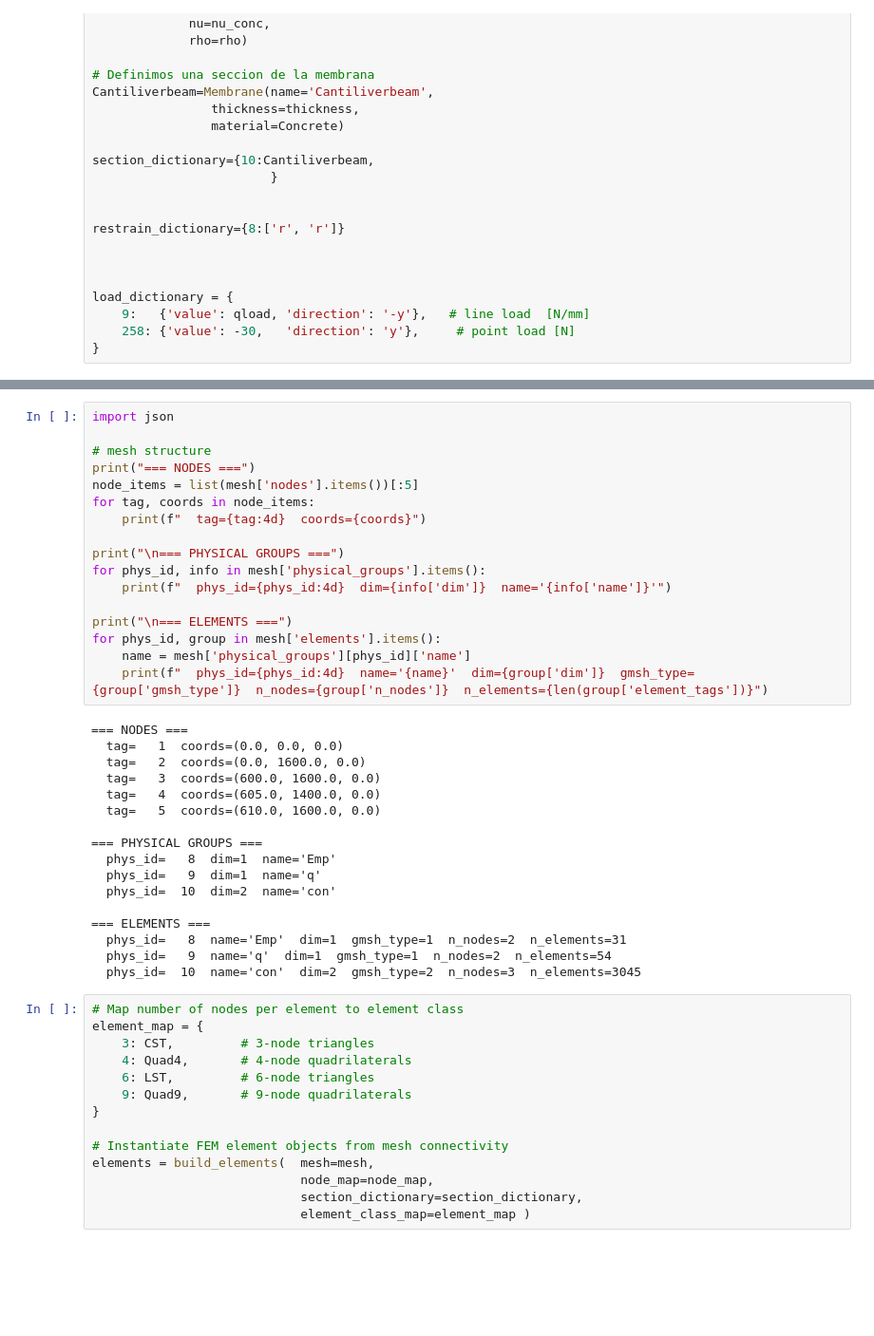
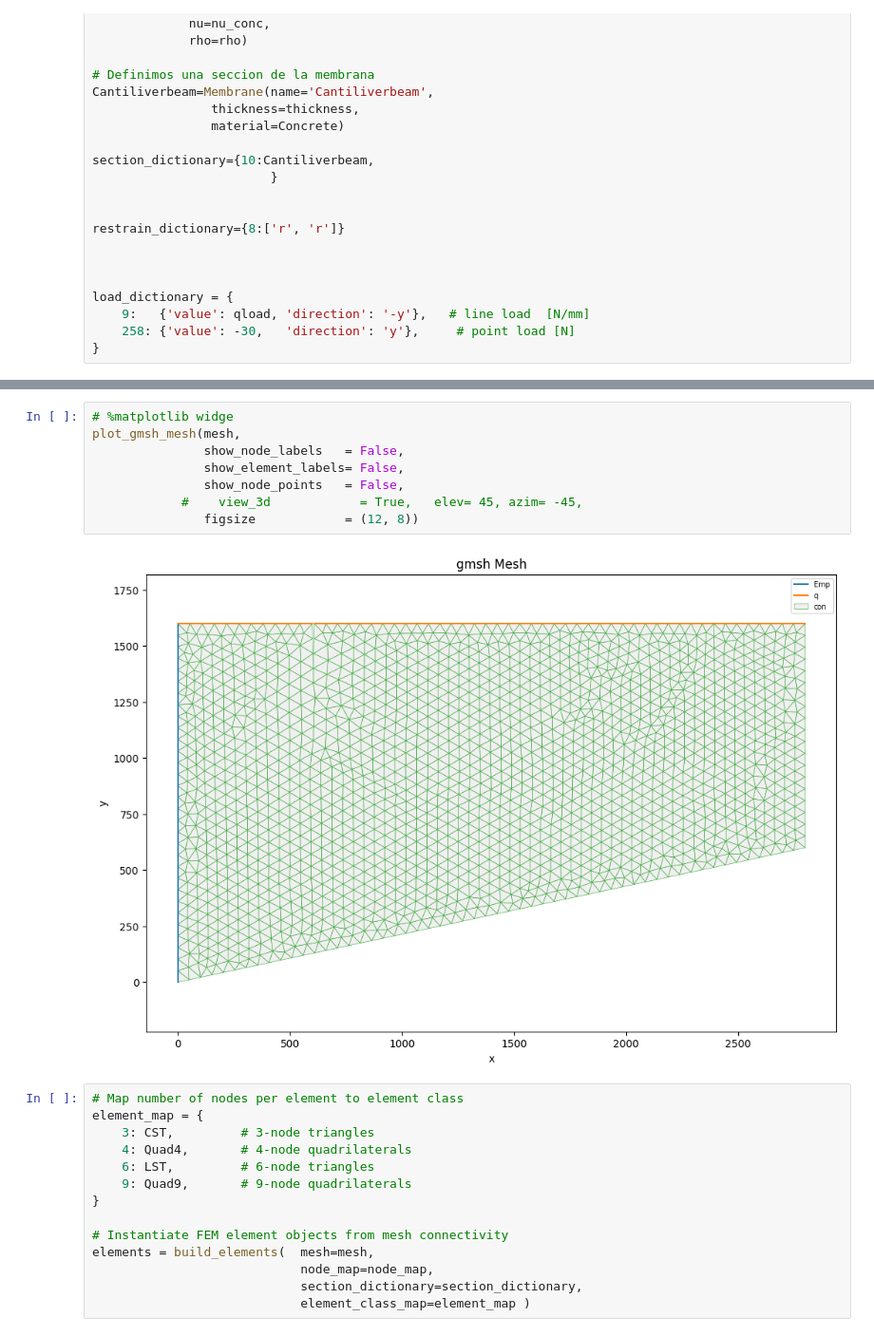
Before and after one commit to ppalacios92/FEM, a Jupyter notebook: examples/midtermn_01.ipynb, the cells around one changed output, grey strips where cells are left out. Shown at 95% size. Cells and saved outputs as stored; diff of their text form; blank space fills up the shorter version.

```diff
--- a/examples/midtermn_01.ipynb
+++ b/examples/midtermn_01.ipynb
@@ -103,37 +124,13 @@ node_map, nodes = build_nodes(mesh, restrain_dictionary)
 # %%
-import json
-
-# mesh structure
-print("=== NODES ===")
-node_items = list(mesh['nodes'].items())[:5]
-for tag, coords in node_items:
-    print(f"  tag={tag:4d}  coords={coords}")
-
-print("\n=== PHYSICAL GROUPS ===")
-for phys_id, info in mesh['physical_groups'].items():
-    print(f"  phys_id={phys_id:4d}  dim={info['dim']}  name='{info['name']}'")
-
-print("\n=== ELEMENTS ===")
-for phys_id, group in mesh['elements'].items():
-    name = mesh['physical_groups'][phys_id]['name']
-    print(f"  phys_id={phys_id:4d}  name='{name}'  dim={group['dim']}  gmsh_type={group['gmsh_type']}  n_nodes={group['n_nodes']}  n_elements={len(group['element_tags'])}")
+# %matplotlib widge
+plot_gmsh_mesh(mesh,
+               show_node_labels   = False,
+               show_element_labels= False,
+               show_node_points   = False,
+            #    view_3d            = True,   elev= 45, azim= -45,
+               figsize            = (12, 8))
 # %% [output]
-=== NODES ===
-  tag=   1  coords=(0.0, 0.0, 0.0)
-  tag=   2  coords=(0.0, 1600.0, 0.0)
-  tag=   3  coords=(600.0, 1600.0, 0.0)
-  tag=   4  coords=(605.0, 1400.0, 0.0)
-  tag=   5  coords=(610.0, 1600.0, 0.0)
-
-=== PHYSICAL GROUPS ===
-  phys_id=   8  dim=1  name='Emp'
-  phys_id=   9  dim=1  name='q'
-  phys_id=  10  dim=2  name='con'
-
-=== ELEMENTS ===
-  phys_id=   8  name='Emp'  dim=1  gmsh_type=1  n_nodes=2  n_elements=31
-  phys_id=   9  name='q'  dim=1  gmsh_type=1  n_nodes=2  n_elements=54
-  phys_id=  10  name='con'  dim=2  gmsh_type=2  n_nodes=3  n_elements=3045
+[figure, added]
 # %%
 # Map number of nodes per element to element class
 element_map = {
```
Also changed, not shown: parts of 9 cells of this notebook, 32 other files.
